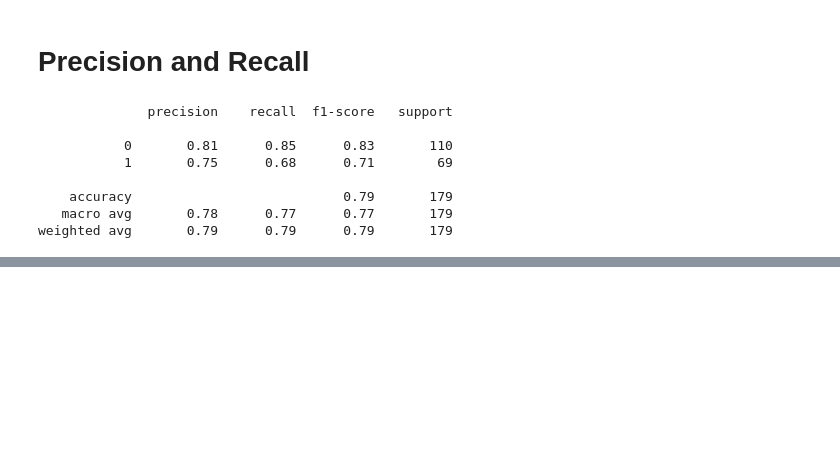
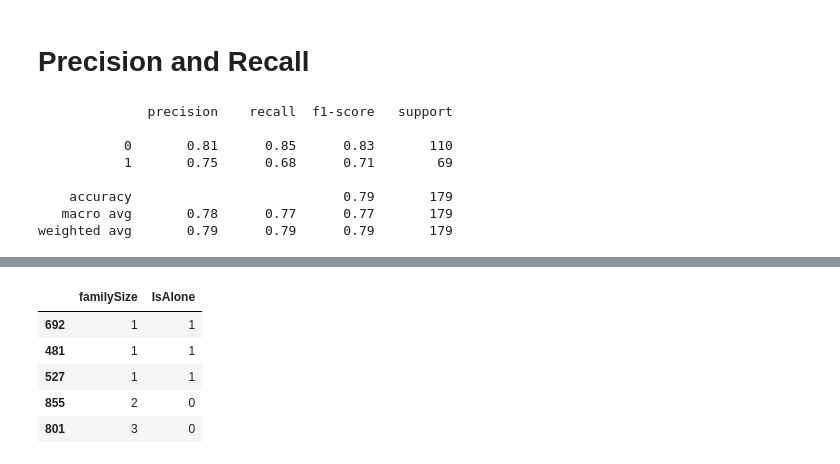
Before and after one commit to Terence135/titanic-data-science, a Jupyter notebook: Titanic_Learning_Journey.ipynb, the cells around one changed output, grey strips where cells are left out. Saved outputs shown, nothing was run; the diff lists cells and outputs as text; code cells hidden in the pictures; blank space fills up the shorter version.

```diff
--- a/Titanic_Learning_Journey.ipynb
+++ b/Titanic_Learning_Journey.ipynb
@@ -117,0 +216,9 @@ weighted avg       0.79      0.79      0.79       179
+# %%
+dfff[['familySize', 'IsAlone']].head(5)
+# %% [output]
+|  | familySize | IsAlone |
+| 692 | 1 | 1 |
+| 481 | 1 | 1 |
+| 527 | 1 | 1 |
+| 855 | 2 | 0 |
+| 801 | 3 | 0 |
```
Also changed, not shown: parts of 17 cells of this notebook, 1 other file.
